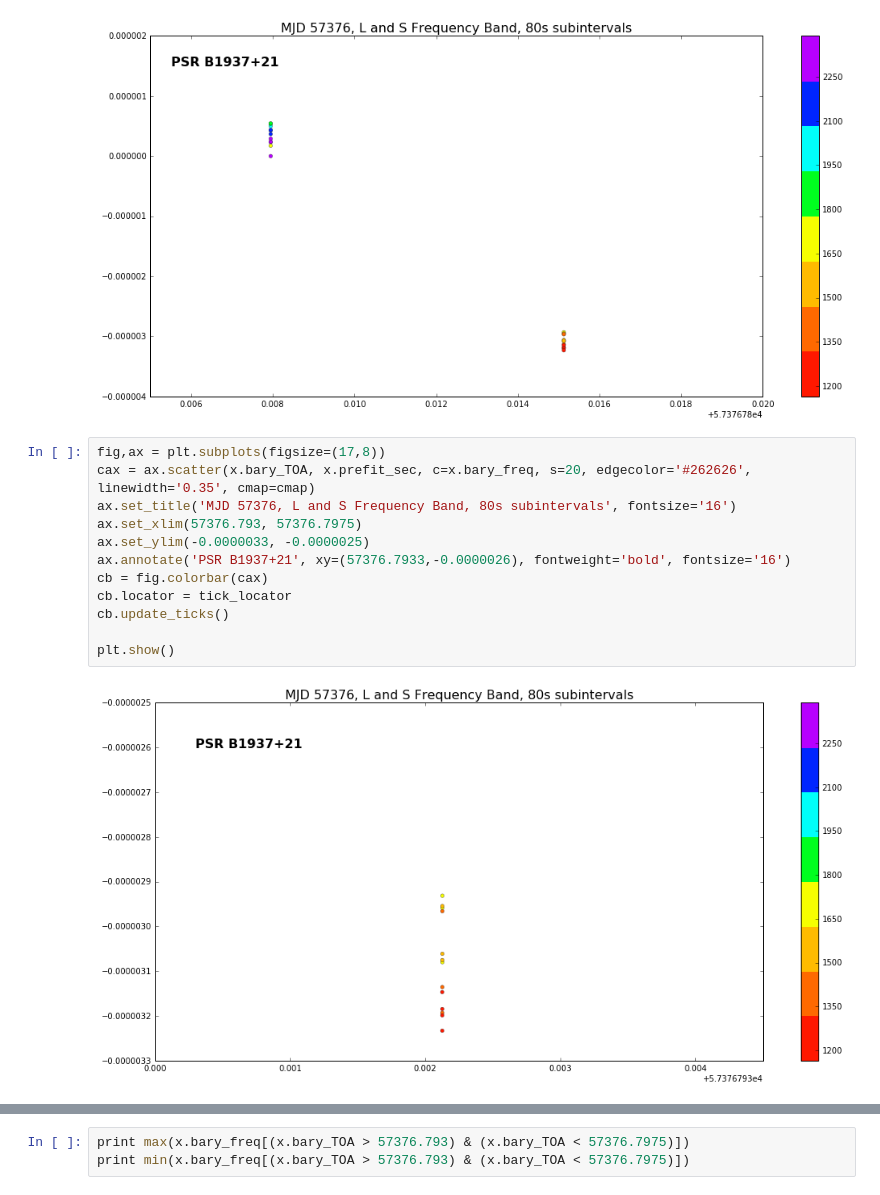
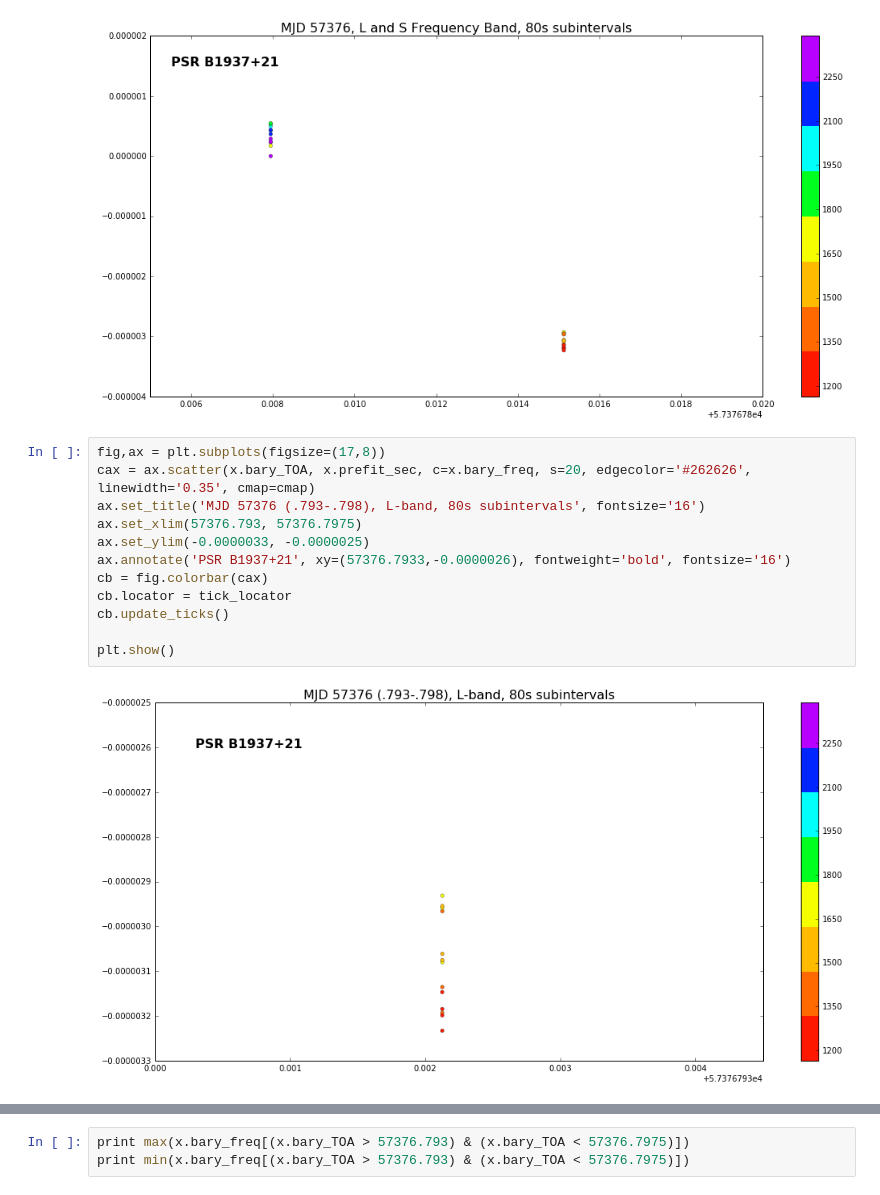
Before and after one commit to elliesch/pulsar_codes, a Jupyter notebook: ResidVsTime.ipynb, the cells around one changed output, grey strips where cells are left out. Saved outputs shown, nothing was run; the diff lists cells and outputs as text.

Commit message:
Updated plots

```diff
--- a/ResidVsTime.ipynb
+++ b/ResidVsTime.ipynb
@@ -518,17 +548,17 @@ plt.show()
 # %%
 fig,ax = plt.subplots(figsize=(17,8))
 cax = ax.scatter(x.bary_TOA, x.prefit_sec, c=x.bary_freq, s=20, edgecolor='#262626', linewidth='0.35', cmap=cmap)
-ax.set_title('MJD 57376, L and S Frequency Band, 80s subintervals', fontsize='16')
+ax.set_title('MJD 57376 (.793-.798), L-band, 80s subintervals', fontsize='16')
 ax.set_xlim(57376.793, 57376.7975)
 ax.set_ylim(-0.0000033, -0.0000025)
 ax.annotate('PSR B1937+21', xy=(57376.7933,-0.0000026), fontweight='bold', fontsize='16')
 cb = fig.colorbar(cax)
 cb.locator = tick_locator
 cb.update_ticks()
 
 plt.show()
 # %% [output]
-[figure, old version]
+[figure, new version]
 # %%
 TOA=x.bary_TOA[(x.bary_TOA > 57376.793) & (x.bary_TOA < 57376.7975)]
 Resid=x.prefit_sec[(x.bary_TOA > 57376.793) & (x.bary_TOA < 57376.7975)]
```
Also changed, not shown: parts of 6 cells of this notebook.
